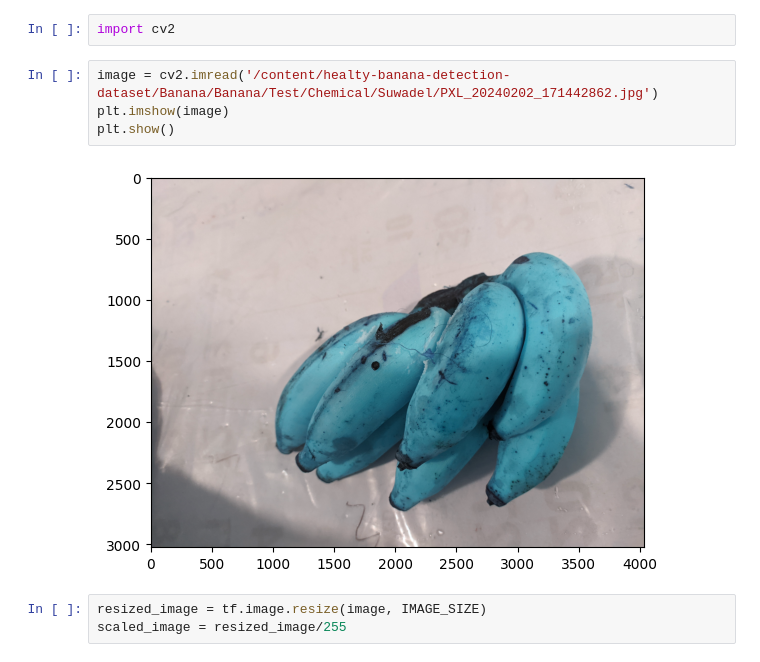
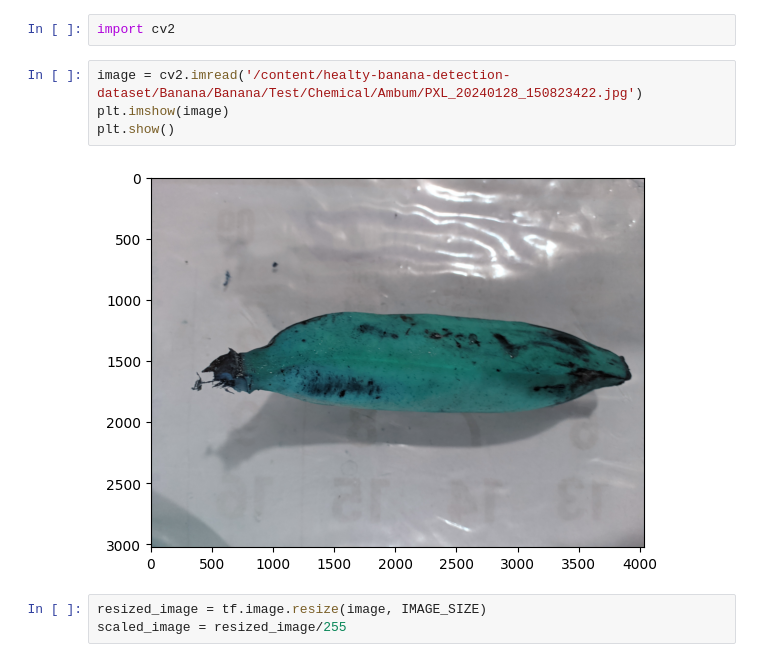
Before and after one commit to RashmiBhagya/Transfer-Leaning-With-Image-Clasifier-Banana-Detection, a Jupyter notebook: banana.ipynb, the cells around one changed output. Drawn from its saved outputs; the diff is of its cells as text.

```diff
--- a/banana.ipynb
+++ b/banana.ipynb
@@ -284,11 +295,11 @@ Test
 # %%
 import cv2
 # %%
-image = cv2.imread('/content/healty-banana-detection-dataset/Banana/Banana/Test/Chemical/Suwadel/PXL_20240202_171442862.jpg')
+image = cv2.imread('/content/healty-banana-detection-dataset/Banana/Banana/Test/Chemical/Ambum/PXL_20240128_150823422.jpg')
 plt.imshow(image)
 plt.show()
 # %% [output]
-[figure, old version]
+[figure, new version]
 # %%
 resized_image = tf.image.resize(image, IMAGE_SIZE)
 scaled_image = resized_image/255
```
Also changed, not shown: parts of 19 cells of this notebook.
